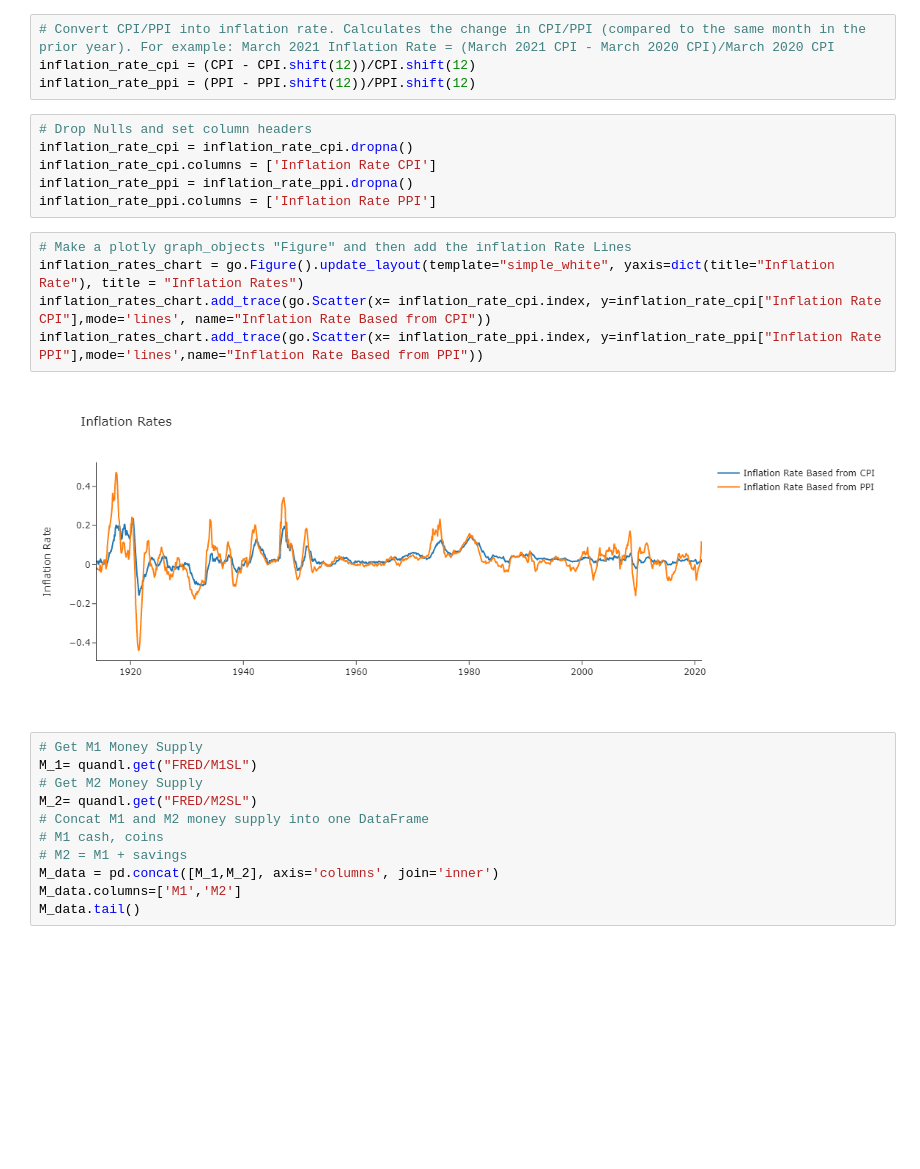
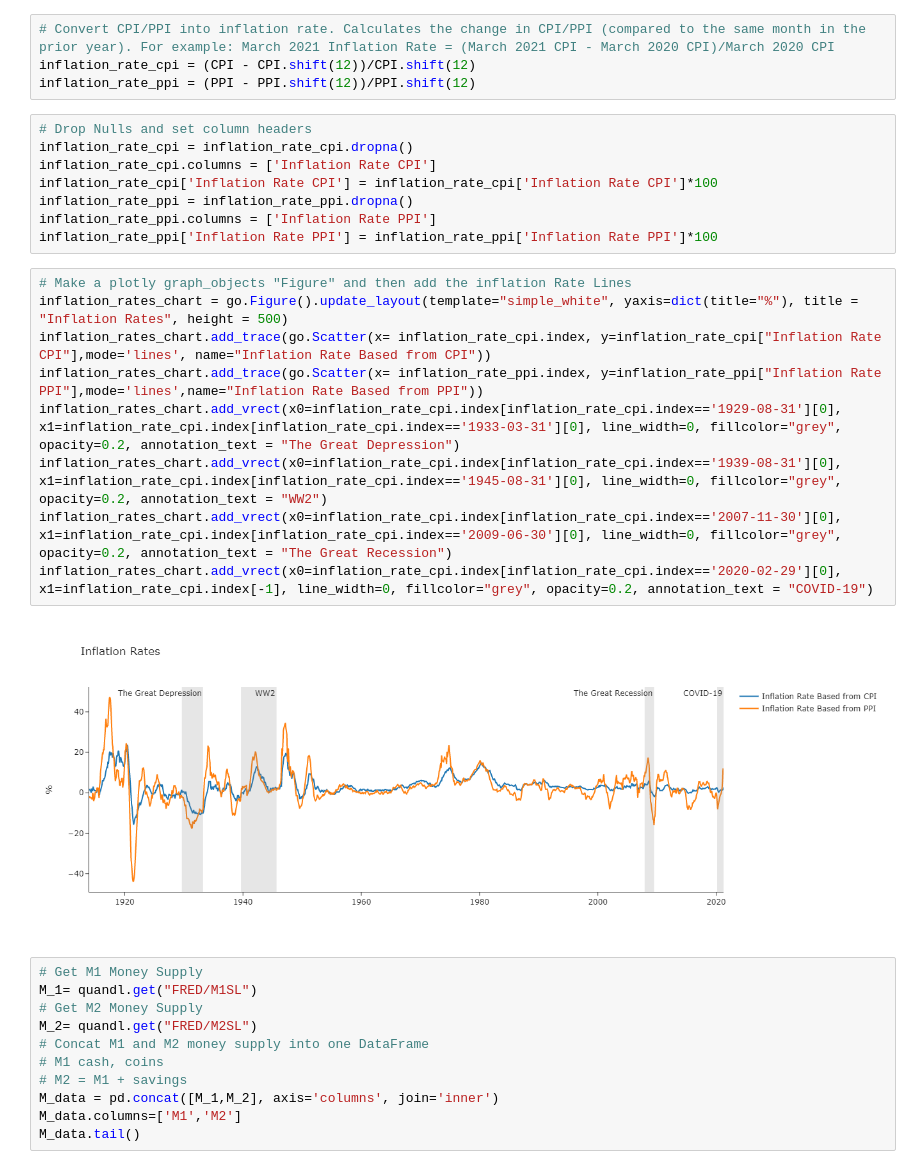
Before and after one commit to 44nash/project_1, a Jupyter notebook: inflation_rate.ipynb, the cells around one changed output. Saved outputs shown, nothing was run; the diff lists cells and outputs as text; blank space fills up the shorter version.

```diff
--- a/inflation_rate.ipynb
+++ b/inflation_rate.ipynb
@@ -19,15 +19,21 @@ inflation_rate_ppi = (PPI - PPI.shift(12))/PPI.shift(12)
 # Drop Nulls and set column headers
 inflation_rate_cpi = inflation_rate_cpi.dropna()
 inflation_rate_cpi.columns = ['Inflation Rate CPI']
+inflation_rate_cpi['Inflation Rate CPI'] = inflation_rate_cpi['Inflation Rate CPI']*100
 inflation_rate_ppi = inflation_rate_ppi.dropna()
 inflation_rate_ppi.columns = ['Inflation Rate PPI']
+inflation_rate_ppi['Inflation Rate PPI'] = inflation_rate_ppi['Inflation Rate PPI']*100
 # %%
 # Make a plotly graph_objects "Figure" and then add the inflation Rate Lines
-inflation_rates_chart = go.Figure().update_layout(template="simple_white", yaxis=dict(title="Inflation Rate"), title = "Inflation Rates")
+inflation_rates_chart = go.Figure().update_layout(template="simple_white", yaxis=dict(title="%"), title = "Inflation Rates", height = 500)
 inflation_rates_chart.add_trace(go.Scatter(x= inflation_rate_cpi.index, y=inflation_rate_cpi["Inflation Rate CPI"],mode='lines', name="Inflation Rate Based from CPI"))
 inflation_rates_chart.add_trace(go.Scatter(x= inflation_rate_ppi.index, y=inflation_rate_ppi["Inflation Rate PPI"],mode='lines',name="Inflation Rate Based from PPI"))
+inflation_rates_chart.add_vrect(x0=inflation_rate_cpi.index[inflation_rate_cpi.index=='1929-08-31'][0], x1=inflation_rate_cpi.index[inflation_rate_cpi.index=='1933-03-31'][0], line_width=0, fillcolor="grey", opacity=0.2, annotation_text = "The Great Depression")
+inflation_rates_chart.add_vrect(x0=inflation_rate_cpi.index[inflation_rate_cpi.index=='1939-08-31'][0], x1=inflation_rate_cpi.index[inflation_rate_cpi.index=='1945-08-31'][0], line_width=0, fillcolor="grey", opacity=0.2, annotation_text = "WW2")
+inflation_rates_chart.add_vrect(x0=inflation_rate_cpi.index[inflation_rate_cpi.index=='2007-11-30'][0], x1=inflation_rate_cpi.index[inflation_rate_cpi.index=='2009-06-30'][0], line_width=0, fillcolor="grey", opacity=0.2, annotation_text = "The Great Recession")
+inflation_rates_chart.add_vrect(x0=inflation_rate_cpi.index[inflation_rate_cpi.index=='2020-02-29'][0], x1=inflation_rate_cpi.index[-1], line_width=0, fillcolor="grey", opacity=0.2, annotation_text = "COVID-19")
 # %% [output]
-[figure, old version]
+[figure, new version]
 # %%
 # Get M1 Money Supply
 M_1= quandl.get("FRED/M1SL")
```
Also changed, not shown: parts of 4 cells of this notebook, 4 other files.
